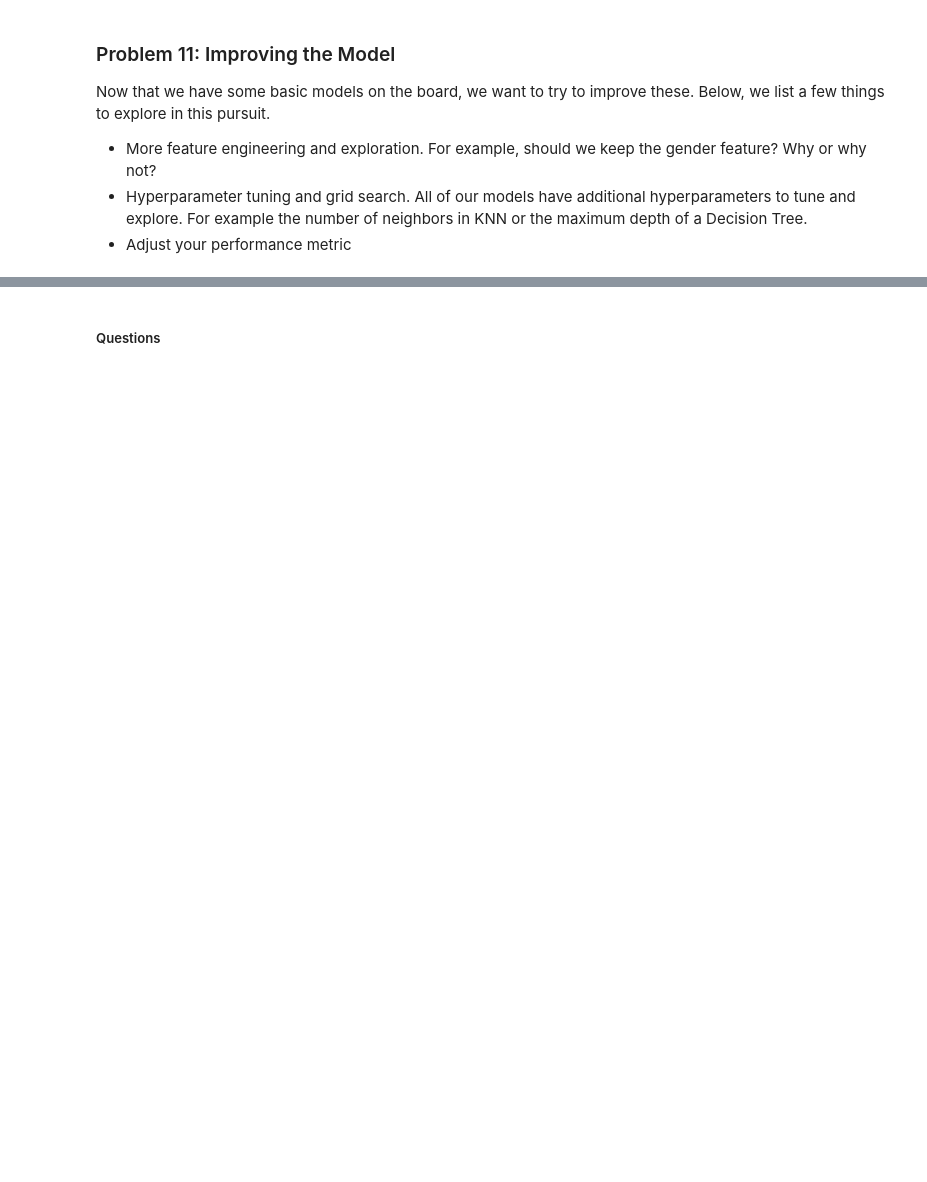
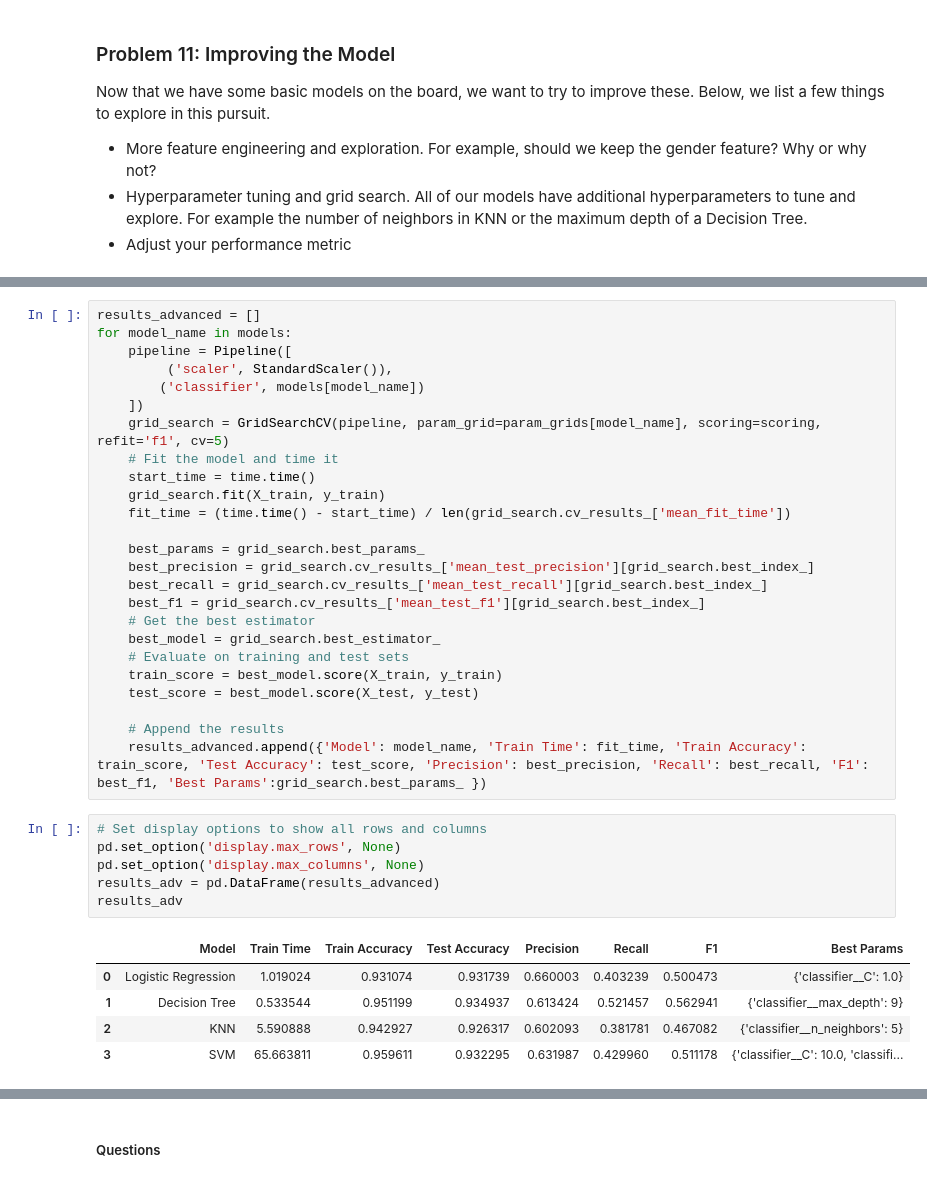
Before and after one commit to purnachand1186/bankMarketing_ML, a Jupyter notebook: prompt_III.ipynb, the cells around one changed output, grey strips where cells are left out. Saved outputs shown, nothing was run; the diff lists cells and outputs as text; blank space fills up the shorter version.

```diff
--- a/prompt_III.ipynb
+++ b/prompt_III.ipynb
@@ -669,0 +822,37 @@ Now that we have some basic models on the board, we want to try to improve these
+# %%
+results_advanced = []
+for model_name in models:
+    pipeline = Pipeline([
+         ('scaler', StandardScaler()),
+        ('classifier', models[model_name])
+    ])
+    grid_search = GridSearchCV(pipeline, param_grid=param_grids[model_name], scoring=scoring, refit='f1', cv=5)
+    # Fit the model and time it
+    start_time = time.time()
+    grid_search.fit(X_train, y_train)
+    fit_time = (time.time() - start_time) / len(grid_search.cv_results_['mean_fit_time'])
+
+    best_params = grid_search.best_params_
+    best_precision = grid_search.cv_results_['mean_test_precision'][grid_search.best_index_]
+    best_recall = grid_search.cv_results_['mean_test_recall'][grid_search.best_index_]
+    best_f1 = grid_search.cv_results_['mean_test_f1'][grid_search.best_index_]
+    # Get the best estimator
+    best_model = grid_search.best_estimator_
+    # Evaluate on training and test sets
+    train_score = best_model.score(X_train, y_train)
+    test_score = best_model.score(X_test, y_test)
+
+    # Append the results
+    results_advanced.append({'Model': model_name, 'Train Time': fit_time, 'Train Accuracy': train_score, 'Test Accuracy': test_score, 'Precision': best_precision, 'Recall': best_recall, 'F1': best_f1, 'Best Params':grid_search.best_params_ })
+# %%
+# Set display options to show all rows and columns
+pd.set_option('display.max_rows', None)
+pd.set_option('display.max_columns', None)
+results_adv = pd.DataFrame(results_advanced)
+results_adv
+# %% [output]
+|  | Model | Train Time | Train Accuracy | Test Accuracy | Precision | Recall | F1 | Best Params |
+| 0 | Logistic Regression | 1.019024 | 0.931074 | 0.931739 | 0.660003 | 0.403239 | 0.500473 | {'classifier__C': 1.0} |
+| 1 | Decision Tree | 0.533544 | 0.951199 | 0.934937 | 0.613424 | 0.521457 | 0.562941 | {'classifier__max_depth': 9} |
+| 2 | KNN | 5.590888 | 0.942927 | 0.926317 | 0.602093 | 0.381781 | 0.467082 | {'classifier__n_neighbors': 5} |
+| 3 | SVM | 65.663811 | 0.959611 | 0.932295 | 0.631987 | 0.429960 | 0.511178 | {'classifier__C': 10.0, 'classifi... |
```
Also changed, not shown: parts of 18 cells of this notebook.
